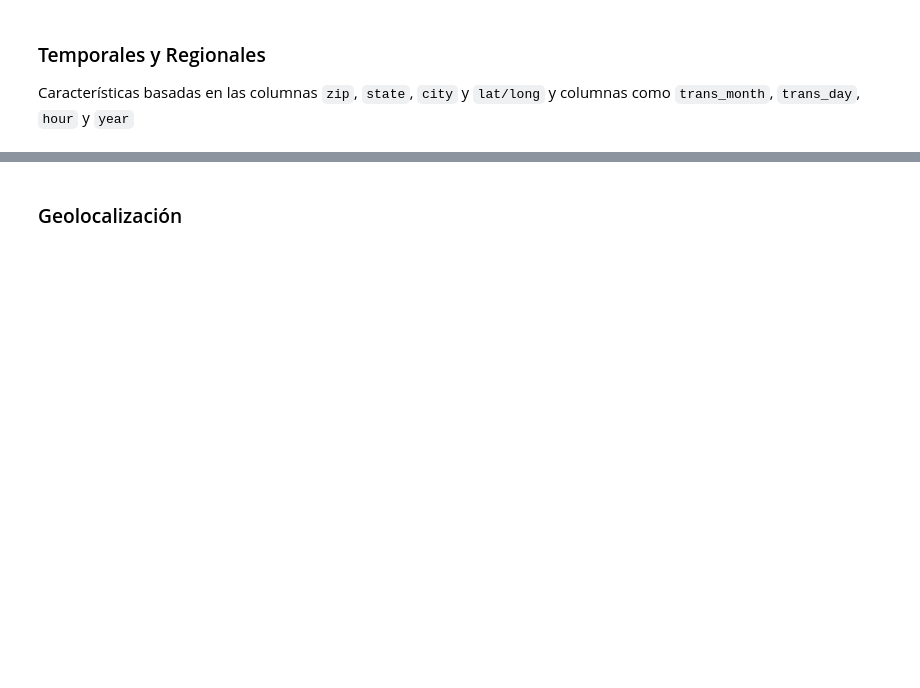
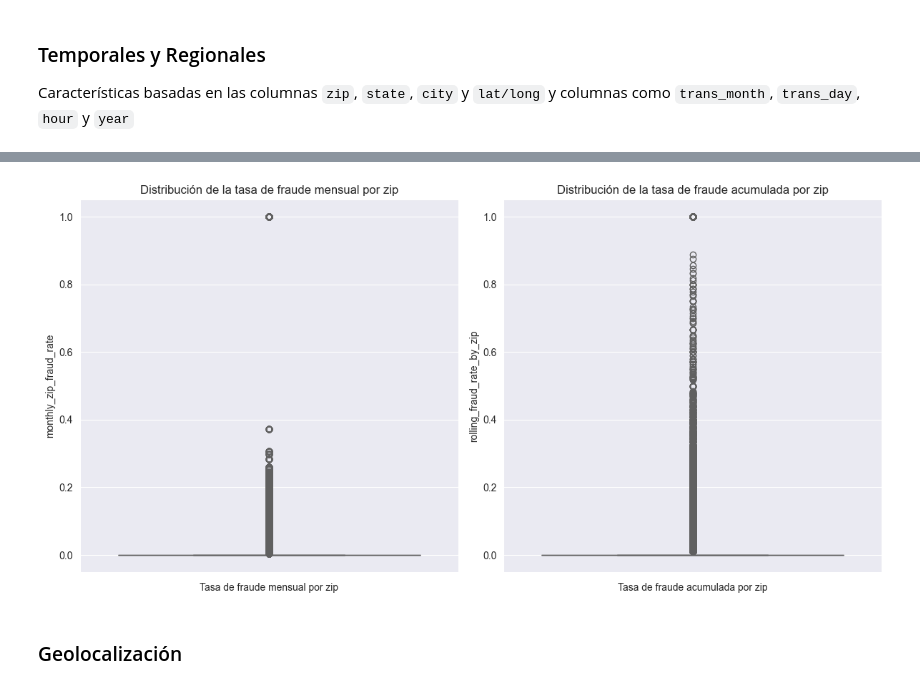
Before and after one commit to markalbrand56/SDS-Proyecto-1, a Jupyter notebook: feature_engineering.ipynb, the cells around one changed output, grey strips where cells are left out. Drawn from its saved outputs; the diff is of its cells as text; code cells hidden in the pictures; blank space fills up the shorter version.

```diff
--- a/feature_engineering.ipynb
+++ b/feature_engineering.ipynb
@@ -62,3 +100,19 @@ dataset.head()
+# %%
+plt.figure(figsize=(12, 6))
+
+plt.subplot(1, 2, 1)
+sns.boxplot(dataset["monthly_zip_fraud_rate"], palette="Blues")
+plt.title("Distribución de la tasa de fraude mensual por zip")
+plt.xlabel("Tasa de fraude mensual por zip")
+
+plt.subplot(1, 2, 2)
+sns.boxplot(dataset["rolling_fraud_rate_by_zip"], palette="Blues")
+plt.title("Distribución de la tasa de fraude acumulada por zip")
+plt.xlabel("Tasa de fraude acumulada por zip")
+plt.tight_layout()
+plt.show()
+# %% [output]
+[figure, added]
 # %% [markdown]
 ### Geolocalización
 # %%
```
Also changed, not shown: parts of 7 cells of this notebook.
